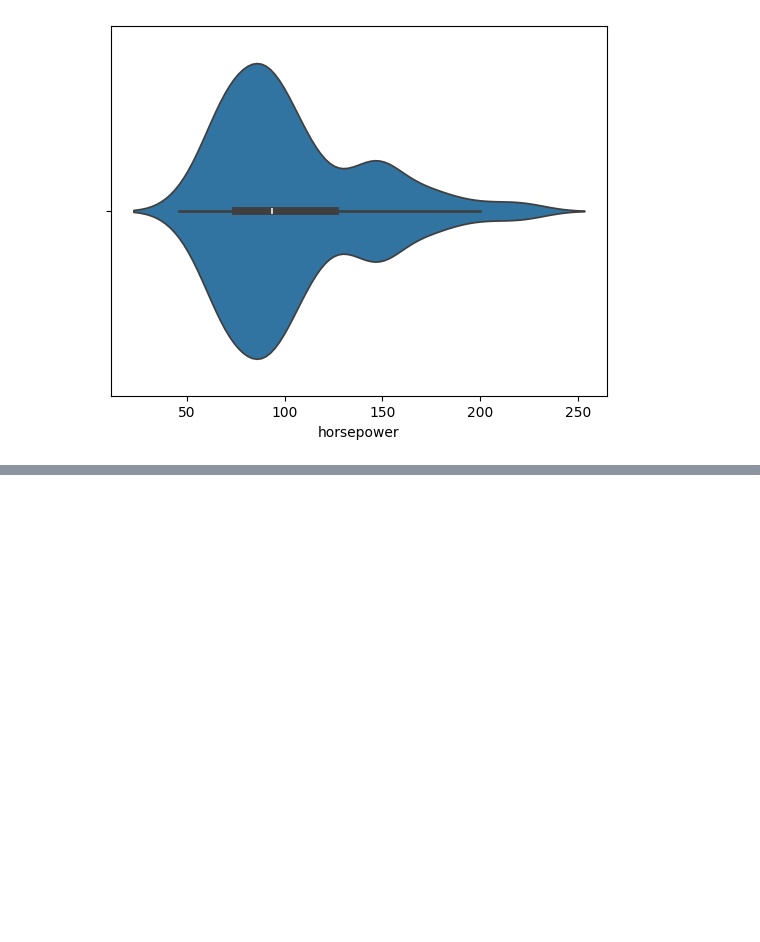
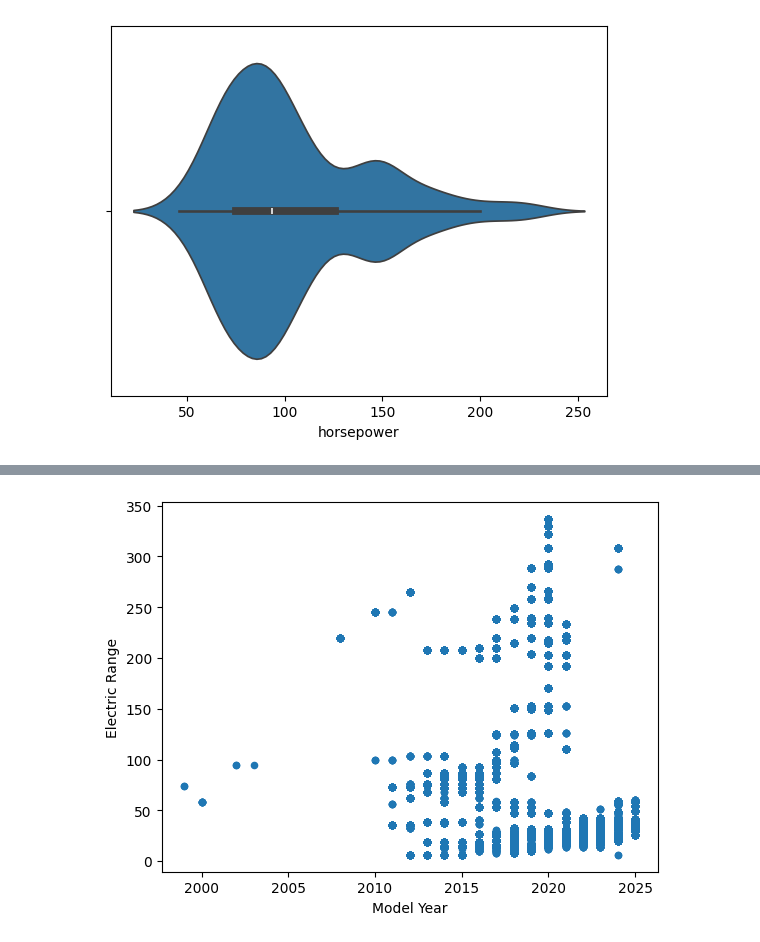
Before and after one commit to Kiyojute/Plotting, a Jupyter notebook: Week 4 Plotting.ipynb, the cells around one changed output, grey strips where cells are left out. Drawn from its saved outputs; the diff is of its cells as text; code cells hidden in the pictures; blank space fills up the shorter version.

```diff
--- a/Week 4 Plotting.ipynb
+++ b/Week 4 Plotting.ipynb
@@ -33,0 +40,7 @@ sns.violinplot(x=df['horsepower'])
+# %%
+import pandas as pd
+import matplotlib.pyplot as plt
+
+
+df = pd.read_csv(r'C:\Users\Kiyojute\Desktop\Kaggle\EV Data\EV_Population.csv')
+df.head()
@@ -33,0 +54,5 @@ sns.violinplot(x=df['horsepower'])
+# %%
+df.plot(x='Model Year', y='Electric Range', kind='scatter')
+plt.show()
+# %% [output]
+[figure, added]
```
Also changed, not shown: parts of 2 cells of this notebook.
